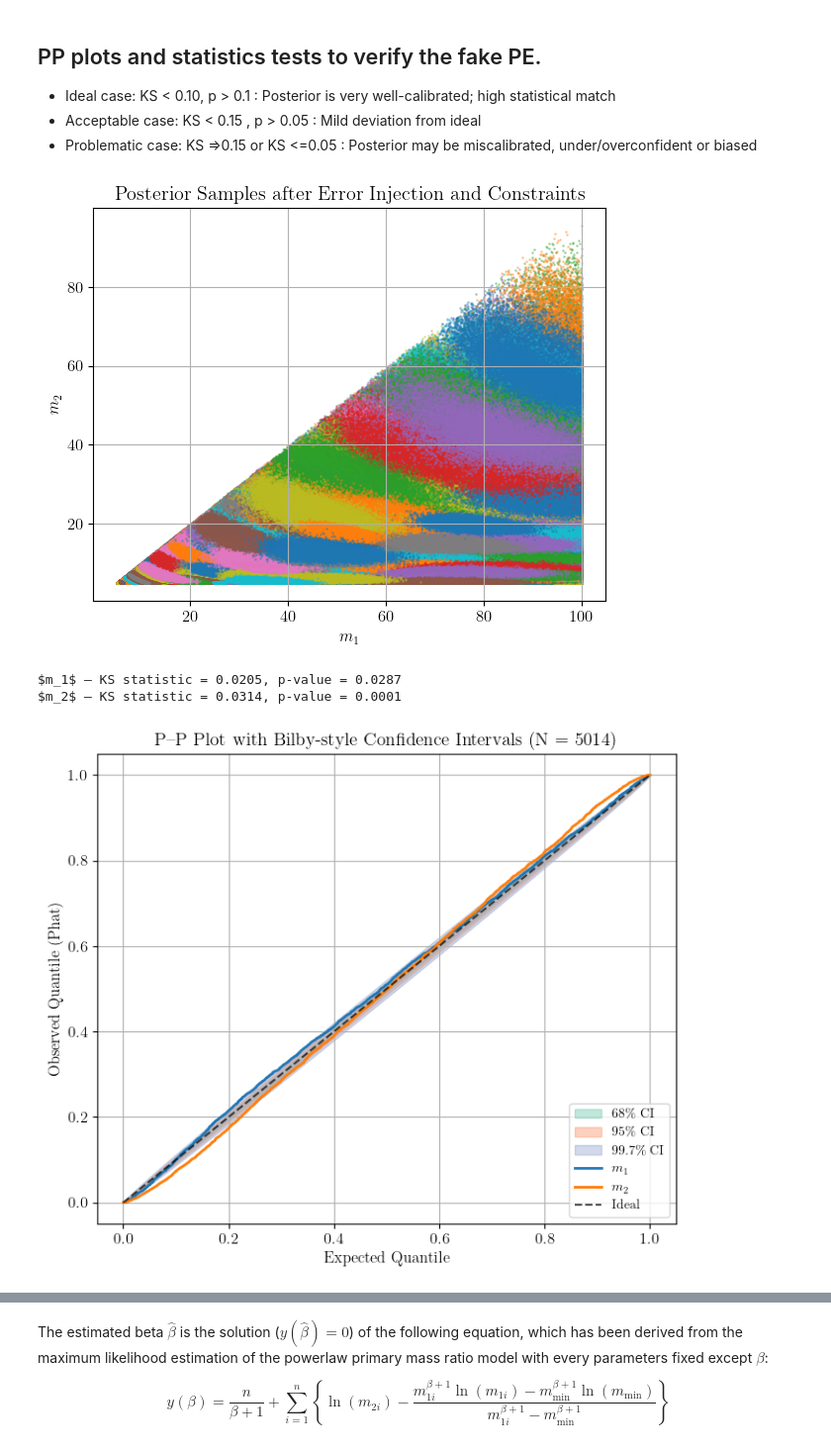
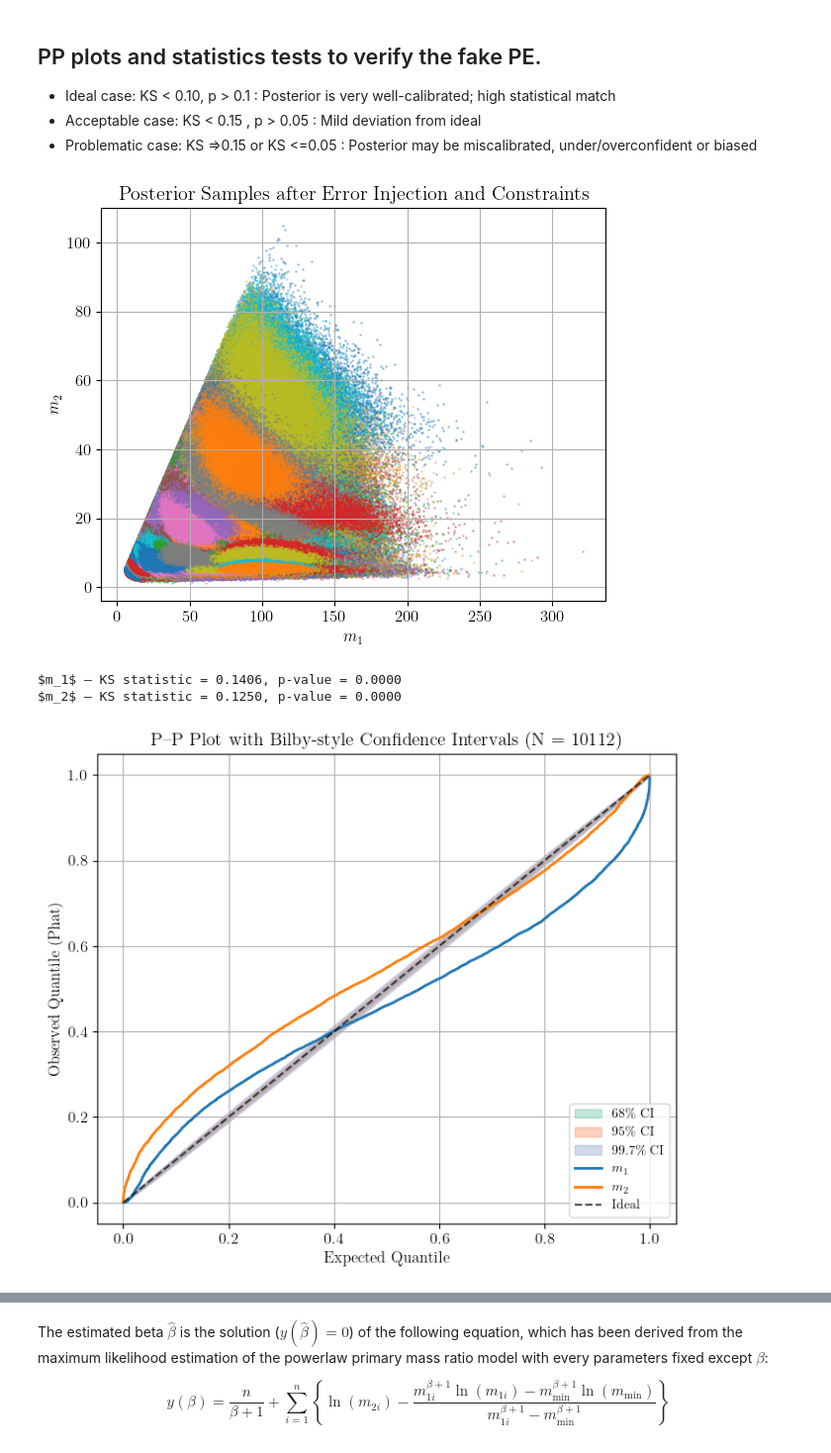
Before and after one commit to gwkokab/gwkokab, a Jupyter notebook: examples/fake_pe_generation.ipynb, the cells around one changed output, grey strips where cells are left out. Shown at 99% size. Drawn from its saved outputs; the diff is of its cells as text; code cells hidden in the pictures.

Commit message:
update: examples with more chains

```diff
--- a/examples/fake_pe_generation.ipynb
+++ b/examples/fake_pe_generation.ipynb
@@ -455,23 +465,23 @@ Just to check the true value and shape of the error on a random single event.
 - If you want to see true value in banana shape then remove the correlation in banana error by removing the r0 and r0p [line](https://github.com/gwkokab/gwkokab/blob/5f6709777872595404b090f3dc4c9e85852a624c/src/gwkokab/errors.py#L63) and just use r and rp in the following relation. You will see that true value is always in the banana error, but it's not realistic approach.
 # %%
 # True values as (m1, m2)
-# true_val = jnp.array([40.0, 20.0])  # example values to test the behavior
+true_val = jnp.array([40.0, 20.0])  # example values to test the behavior
 # or Load the raw data
-raw_data_inj = np.loadtxt(RAW_INJECTIONS_PATH, skiprows=1)  # skipping the header
-event_number = 3
-m1 = raw_data_inj[event_number, 0]
-m2 = raw_data_inj[event_number, 1]
+# raw_data_inj = np.loadtxt(RAW_INJECTIONS_PATH, skiprows=1)  # skipping the header
+# event_number = 3
+# m1 = raw_data_inj[event_number, 0]
+# m2 = raw_data_inj[event_number, 1]
 # Extract the true values from the raw data
-true_val = jnp.array([m1, m2])
+# true_val = jnp.array([m1, m2])
 # Generate posterior samples
 samples = banana_error_m1_m2(
     x=true_val,
-    size=20000,
+    size=10000,
     key=jrd.PRNGKey(42),
-    scale_Mc=0.5,  # thickness of the banana
-    scale_eta=9.0,  # length of the banana
+    scale_Mc=1.0,  # thickness of the banana
+    scale_eta=4.0,  # length of the banana
 )
-samples = samples[constraint_m1_m2(samples)]
+# samples = samples[constraint_m1_m2(samples)]
 
 # Plotting
 plt.figure(figsize=(6, 5))
@@ -599,7 +609,7 @@ def compute_pp_curve(param_index):
             [posterior, np.full((posterior.shape[0], 1), 0.5)],
             axis=1,  # Add dummy epsilon
         )
-        posterior = posterior[constraint_fn(posterior)]
+        # = posterior[constraint_fn(posterior)]
 
         if posterior.shape[0] == 0:  # Skip if nothing passes constraint
             continue
@@ -621,7 +631,7 @@ def plot_posterior_scatter():
         posterior = np.concatenate(
             [posterior, np.full((posterior.shape[0], 1), 0.5)], axis=1
         )
-        posterior = posterior[constraint_fn(posterior)]
+        # posterior = posterior[constraint_fn(posterior)]
         if posterior.shape[0] > 0:
             plt.scatter(posterior[:, 0], posterior[:, 1], s=1, alpha=0.3)
     plt.xlabel(r"$m_1$")
@@ -655,37 +665,37 @@ for ci, color, label in zip(ci_levels, ci_colors, ci_labels):
     lower = binom.ppf(edge, num_events, quantiles) / num_events
     upper = binom.ppf(1 - edge, num_events, quantiles) / num_events
     lower[0] = 0
     upper[0] = 0
     plt.fill_between(quantiles, lower, upper, alpha=0.4, color=color, label=label)
 
 # Plot each P–P curve
 for i, label in enumerate(labels):
     x, y = compute_pp_curve(i)
     stored_xy.append((x, y))
     plt.plot(x, y, label=f"{label}", lw=2, color=colors[i])
 
     # KS test
     ks_stat, p_val = kstest(y, "uniform")
     print(f"{label} — KS statistic = {ks_stat:.4f}, p-value = {p_val:.4f}")
 
 # Diagonal line
 plt.plot([0, 1], [0, 1], "k--", label="Ideal", alpha=0.7)
 
 # Labels and layout
 plt.xlabel("Expected Quantile", fontsize=12)
 plt.ylabel("Observed Quantile (Phat)", fontsize=12)
 plt.title(
     f"P–P Plot with Bilby-style Confidence Intervals (N = {num_events})", fontsize=14
 )
 plt.legend(fontsize=10, loc="lower right")
 plt.grid(True)
 plt.tight_layout()
 plt.show()
 # %% [output]
-[figure, old version]
+[figure, new version]
-$m_1$ — KS statistic = 0.0205, p-value = 0.0287
-$m_2$ — KS statistic = 0.0314, p-value = 0.0001
+$m_1$ — KS statistic = 0.1406, p-value = 0.0000
+$m_2$ — KS statistic = 0.1250, p-value = 0.0000
-[figure, old version]
+[figure, new version]
 # %%
 # Load injections
 data_inj = np.loadtxt(DETECTED_INJECTIONS_PATH, skiprows=1)
```
Also changed, not shown: parts of 17 cells of this notebook, 1 other file.
